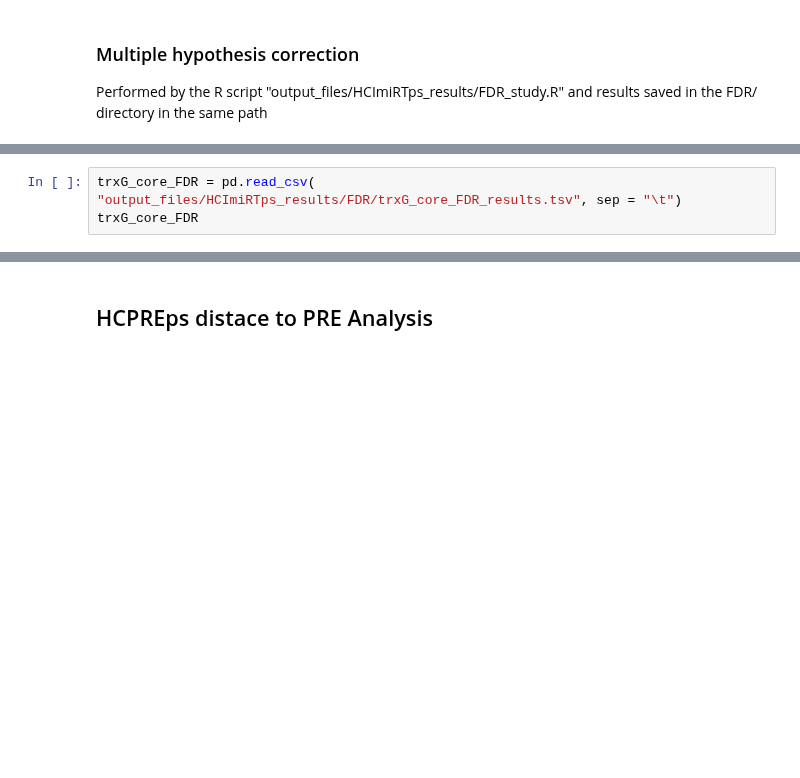
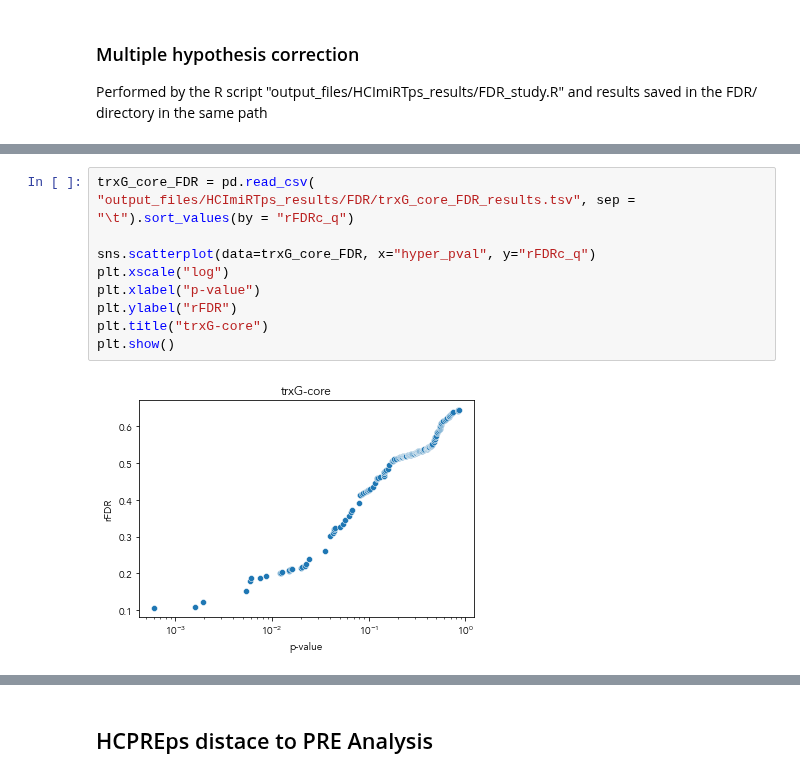
Before and after one commit to j-solor/Drosophila-miRNA-PcG-circuits, a Jupyter notebook: Analysis/Analysis.ipynb, the cells around one changed output, grey strips where cells are left out. Saved outputs shown, nothing was run; the diff lists cells and outputs as text; blank space fills up the shorter version.

```diff
--- a/Analysis/Analysis.ipynb
+++ b/Analysis/Analysis.ipynb
@@ -363,3 +226,11 @@ trxG_FDR
 # %%
-trxG_core_FDR = pd.read_csv( "output_files/HCImiRTps_results/FDR/trxG_core_FDR_results.tsv", sep = "\t")
-trxG_core_FDR
+trxG_core_FDR = pd.read_csv( "output_files/HCImiRTps_results/FDR/trxG_core_FDR_results.tsv", sep = "\t").sort_values(by = "rFDRc_q")
+
+sns.scatterplot(data=trxG_core_FDR, x="hyper_pval", y="rFDRc_q")
+plt.xscale("log")
+plt.xlabel("p-value")
+plt.ylabel("rFDR")
+plt.title("trxG-core")
+plt.show()
+# %% [output]
+[figure, added]
```
Also changed, not shown: parts of 21 cells of this notebook.
